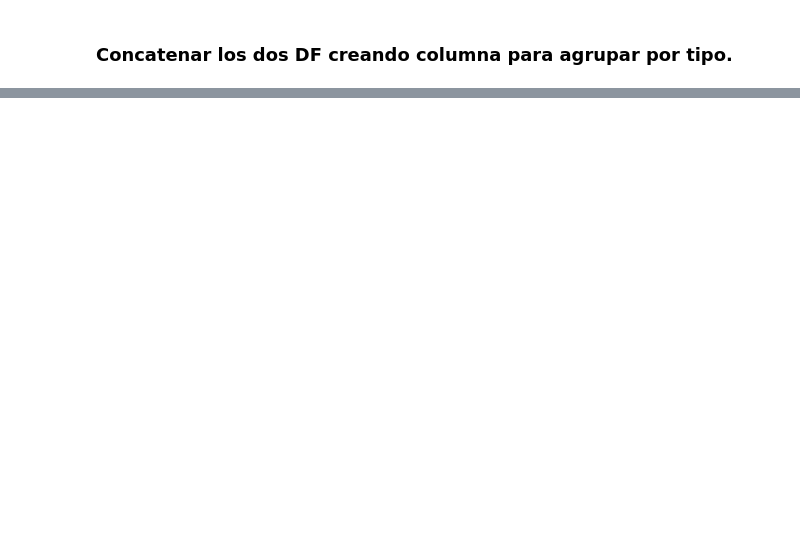
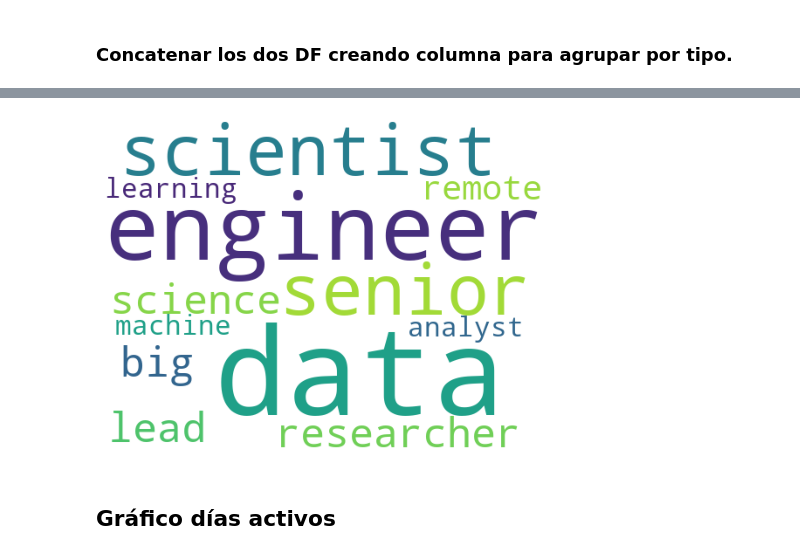
Before and after one commit to cespanac/EDA_DS_Market, a Jupyter notebook: Gráficas.ipynb, the cells around one changed output, grey strips where cells are left out. Cells and saved outputs as stored; diff of their text form; code cells hidden in the pictures; blank space fills up the shorter version.

```diff
--- a/Gráficas.ipynb
+++ b/Gráficas.ipynb
@@ -178,0 +158,2 @@ AttributeError: module 'plotly.validators.bar' has no attribute 'ErrorXValidator
+# %%
+puesto_ds.rename('Suma', inplace=True)
@@ -178,0 +174,6 @@ AttributeError: module 'plotly.validators.bar' has no attribute 'ErrorXValidator
+# %%
+df_puesto_ds = pd.DataFrame(puesto_ds)
+# %%
+df_puesto_ds.reset_index(inplace=True)
+# %%
+df_puesto_ds.rename(columns = {'index':'Palabras en DA'}, inplace=True)
@@ -178,0 +186,16 @@ AttributeError: module 'plotly.validators.bar' has no attribute 'ErrorXValidator
+# %%
+plt.subplots(figsize=(8,8))
+wordcloud = WordCloud(
+                          background_color='white',
+                          width=512,
+                          height=384
+                         ).generate(" ".join(df_puesto_ds['Palabras en DA']))
+plt.imshow(wordcloud)
+plt.axis('off')
+plt.savefig('graph.png')
+
+plt.show()
+# %% [output]
+[figure, added]
+# %% [markdown]
+## Gráfico días activos
```
Also changed, not shown: parts of 96 cells of this notebook, 3 other files.
